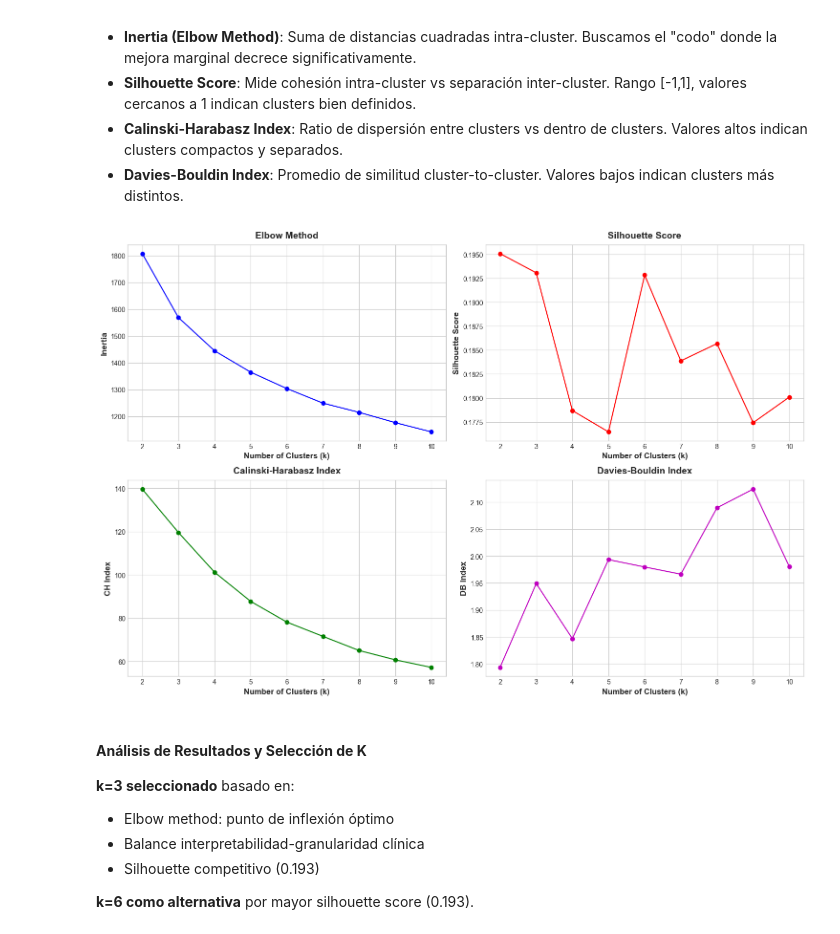
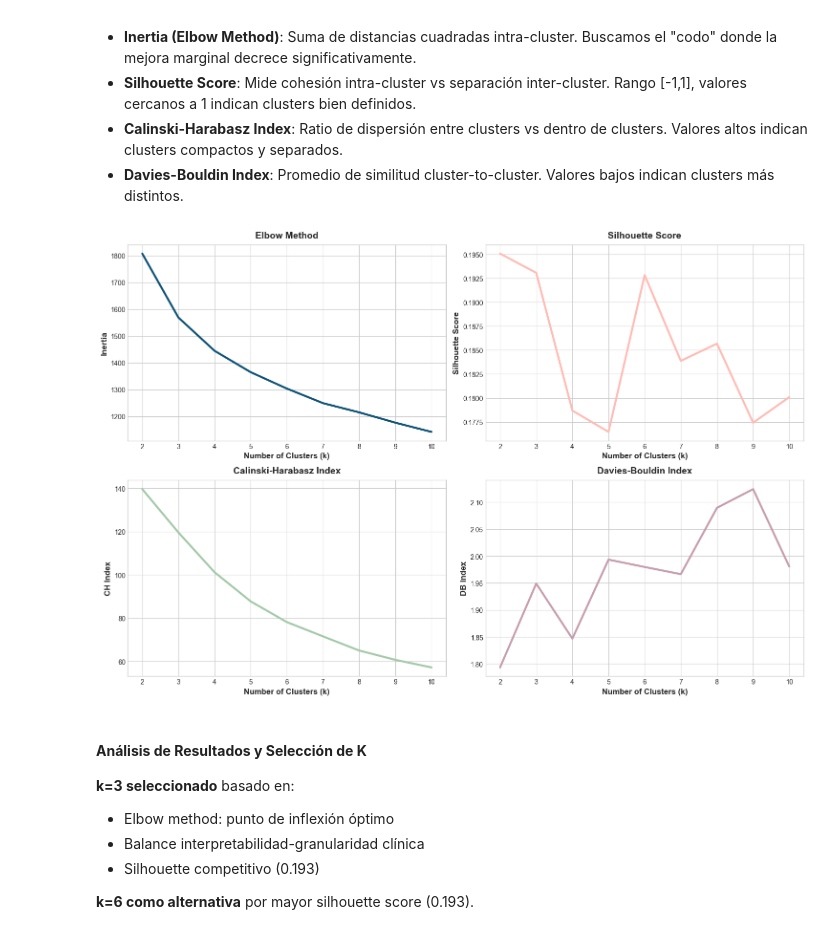
Before and after one commit to PameBlanca/FCD_UV_2025, a Jupyter notebook: Diabetes_project/notebook/02_diabetes_clustering_analysis.ipynb, the cells around one changed output. Drawn from its saved outputs; the diff is of its cells as text; code cells hidden in the pictures.

```diff
--- a/Diabetes_project/notebook/02_diabetes_clustering_analysis.ipynb
+++ b/Diabetes_project/notebook/02_diabetes_clustering_analysis.ipynb
@@ -69,38 +71,38 @@ def evaluate_clusters(features, k_range=(2, 11)):
 
 def plot_cluster_metrics(df):
     fig, axes = plt.subplots(2, 2, figsize=(15, 10))
 
-    axes[0,0].plot(df['k'], df['inertia'], 'bo-')
+    axes[0,0].plot(df['k'], df['inertia'], '#0D5275', linewidth=3)
     axes[0,0].set_title('Elbow Method')
     axes[0,0].set_xlabel('Number of Clusters (k)')
     axes[0,0].set_ylabel('Inertia')
     axes[0,0].grid(True)
 
-    axes[0,1].plot(df['k'], df['silhouette'], 'ro-')
+    axes[0,1].plot(df['k'], df['silhouette'], '#FFBCB5', linewidth=3)
     axes[0,1].set_title('Silhouette Score')
     axes[0,1].set_xlabel('Number of Clusters (k)')
     axes[0,1].set_ylabel('Silhouette Score')
     axes[0,1].grid(True)
 
-    axes[1,0].plot(df['k'], df['calinski_harabasz'], 'go-')
+    axes[1,0].plot(df['k'], df['calinski_harabasz'], '#A3C9A8', linewidth=3)
     axes[1,0].set_title('Calinski-Harabasz Index')
     axes[1,0].set_xlabel('Number of Clusters (k)')
     axes[1,0].set_ylabel('CH Index')
     axes[1,0].grid(True)
 
-    axes[1,1].plot(df['k'], df['davies_bouldin'], 'mo-')
+    axes[1,1].plot(df['k'], df['davies_bouldin'], '#C69EAF', linewidth=3)
     axes[1,1].set_title('Davies-Bouldin Index')
     axes[1,1].set_xlabel('Number of Clusters (k)')
     axes[1,1].set_ylabel('DB Index')
     axes[1,1].grid(True)
 
     plt.tight_layout()
     plt.show()
 
 cluster_metrics = evaluate_clusters(diabetes_features)
 plot_cluster_metrics(cluster_metrics)
 # %% [output]
-[figure, old version]
+[figure, new version]
 # %% [markdown]
 #### **Análisis de Resultados y Selección de K**
 
```
Also changed, not shown: parts of 16 cells of this notebook, 1 other file.
